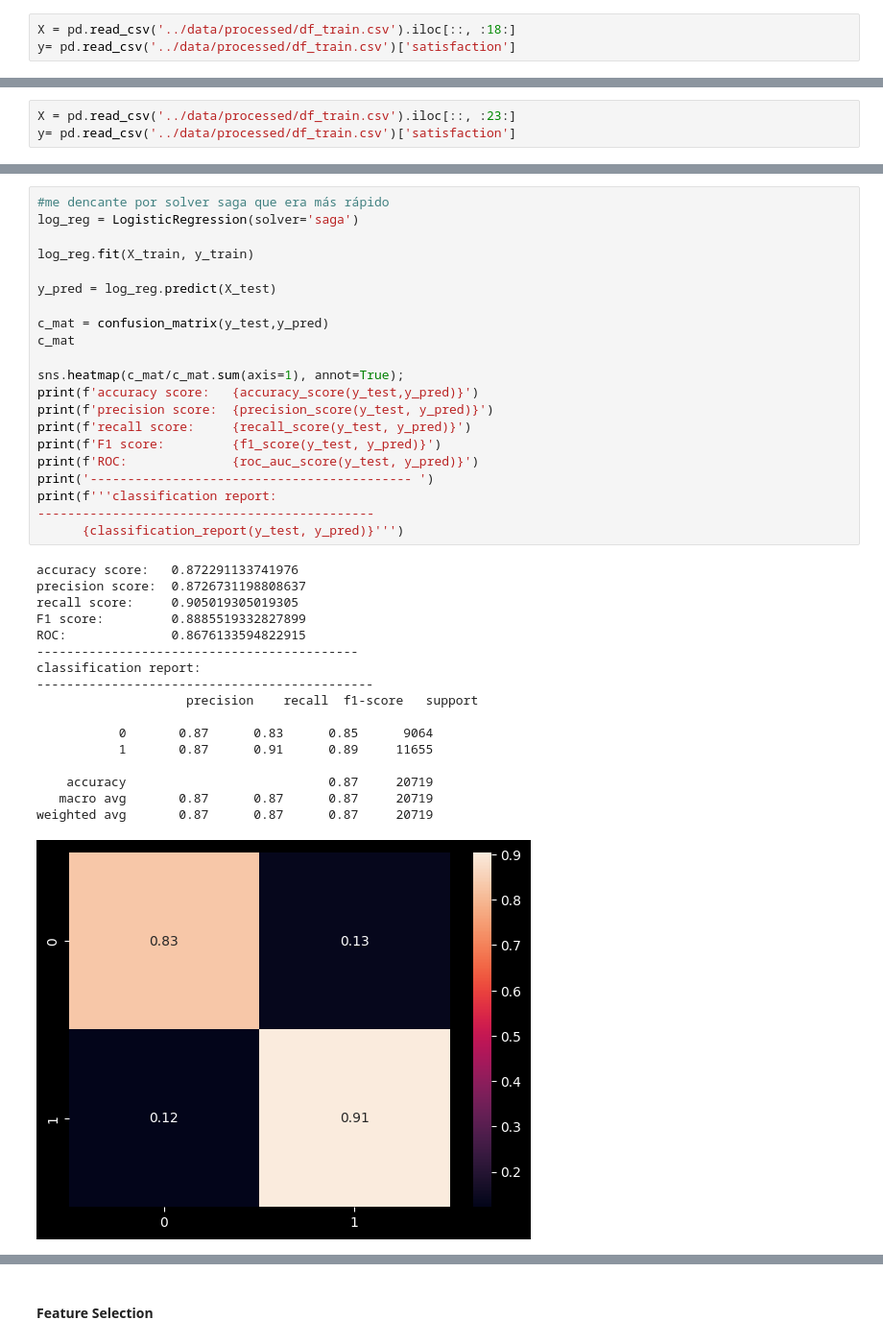
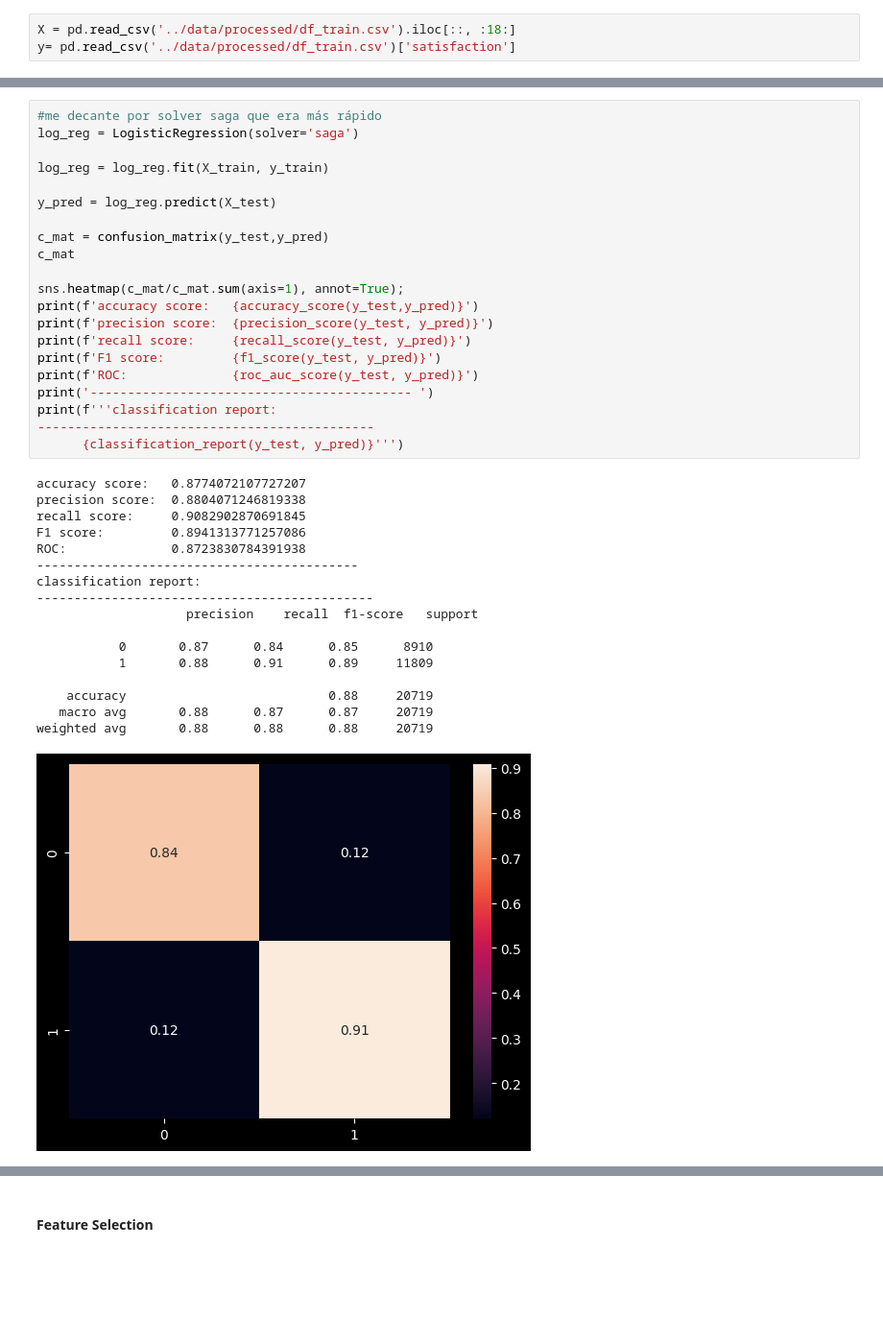
Before and after one commit to tekilit/proyecto_ML_SQG, a Jupyter notebook: src/notebooks/2 - regresion_logistica.ipynb, the cells around one changed output, grey strips where cells are left out. Shown: that part at 96% size. Saved outputs shown, nothing was run; the diff lists cells and outputs as text; blank space fills up the shorter version.

```diff
--- a/src/notebooks/2 - regresion_logistica.ipynb
+++ b/src/notebooks/2 - regresion_logistica.ipynb
@@ -31,4 +22 @@ Index(['Customer Type', 'Age', 'Type of Travel', 'Flight Distance',
-# %%
-X = pd.read_csv('../data/processed/df_train.csv').iloc[::, :23:]
-y= pd.read_csv('../data/processed/df_train.csv')['satisfaction']
 # %%
@@ -51,39 +39,39 @@ array([[ 1., 41.,  1., ...,  4.,  1.,  0.],
 # %%
-#me dencante por solver saga que era más rápido
+#me decante por solver saga que era más rápido
 log_reg = LogisticRegression(solver='saga')
 
-log_reg.fit(X_train, y_train)
+log_reg = log_reg.fit(X_train, y_train)
 
 y_pred = log_reg.predict(X_test)
 
 c_mat = confusion_matrix(y_test,y_pred)
 c_mat
 
 sns.heatmap(c_mat/c_mat.sum(axis=1), annot=True);
 print(f'accuracy score:   {accuracy_score(y_test,y_pred)}')
 print(f'precision score:  {precision_score(y_test, y_pred)}')
 print(f'recall score:     {recall_score(y_test, y_pred)}')
 print(f'F1 score:         {f1_score(y_test, y_pred)}')
 print(f'ROC:              {roc_auc_score(y_test, y_pred)}')
 print('------------------------------------------- ')
 print(f'''classification report:
 ---------------------------------------------
       {classification_report(y_test, y_pred)}''')
 # %% [output]
-accuracy score:   0.872291133741976
-precision score:  0.8726731198808637
-recall score:     0.905019305019305
-F1 score:         0.8885519332827899
-ROC:              0.8676133594822915
+accuracy score:   0.8774072107727207
+precision score:  0.8804071246819338
+recall score:     0.9082902870691845
+F1 score:         0.8941313771257086
+ROC:              0.8723830784391938
 -------------------------------------------
 classification report:
 ---------------------------------------------
                     precision    recall  f1-score   support
 
-           0       0.87      0.83      0.85      9064
-           1       0.87      0.91      0.89     11655
+           0       0.87      0.84      0.85      8910
+           1       0.88      0.91      0.89     11809
 
-    accuracy                           0.87     20719
-   macro avg       0.87      0.87      0.87     20719
-weighted avg       0.87      0.87      0.87     20719
+    accuracy                           0.88     20719
+   macro avg       0.88      0.87      0.87     20719
+weighted avg       0.88      0.88      0.88     20719
-[figure, old version]
+[figure, new version]
```
Also changed, not shown: parts of 17 cells of this notebook, 5 other files.
